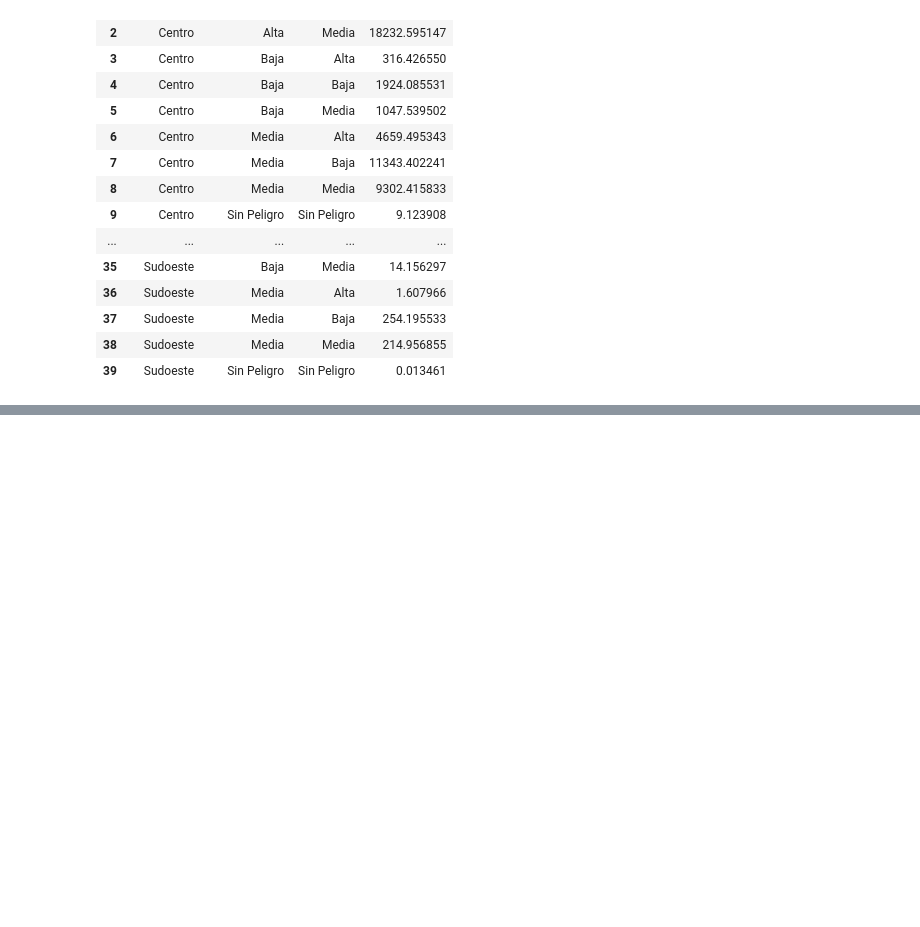
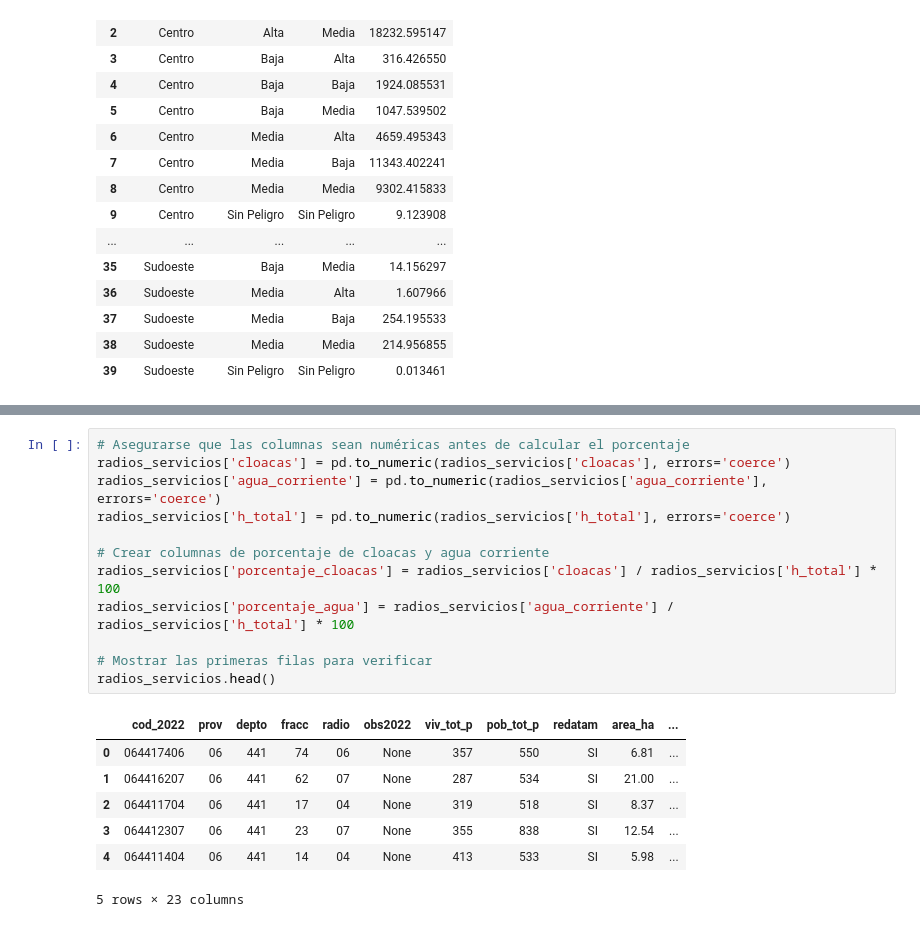
Before and after one commit to nlebovits/ciut-riesgo, a Jupyter notebook: notebooks/riesgo.ipynb, the cells around one changed output, grey strips where cells are left out. Drawn from its saved outputs; the diff is of its cells as text; blank space fills up the shorter version.

```diff
--- a/notebooks/riesgo.ipynb
+++ b/notebooks/riesgo.ipynb
@@ -894,0 +959,20 @@ tidy_sectores[["sector_nom", "vulnerabilidad", "peligro", "poblacion"]]
+# %%
+# Asegurarse que las columnas sean numéricas antes de calcular el porcentaje
+radios_servicios['cloacas'] = pd.to_numeric(radios_servicios['cloacas'], errors='coerce')
+radios_servicios['agua_corriente'] = pd.to_numeric(radios_servicios['agua_corriente'], errors='coerce')
+radios_servicios['h_total'] = pd.to_numeric(radios_servicios['h_total'], errors='coerce')
+
+# Crear columnas de porcentaje de cloacas y agua corriente
+radios_servicios['porcentaje_cloacas'] = radios_servicios['cloacas'] / radios_servicios['h_total'] * 100
+radios_servicios['porcentaje_agua'] = radios_servicios['agua_corriente'] / radios_servicios['h_total'] * 100
+
+# Mostrar las primeras filas para verificar
+radios_servicios.head()
+# %% [output]
+|  | cod_2022 | prov | depto | fracc | radio | obs2022 | viv_tot_p | pob_tot_p | redatam | area_ha | ... |
+| 0 | 064417406 | 06 | 441 | 74 | 06 | None | 357 | 550 | SI | 6.81 | ... |
+| 1 | 064416207 | 06 | 441 | 62 | 07 | None | 287 | 534 | SI | 21.00 | ... |
+| 2 | 064411704 | 06 | 441 | 17 | 04 | None | 319 | 518 | SI | 8.37 | ... |
+| 3 | 064412307 | 06 | 441 | 23 | 07 | None | 355 | 838 | SI | 12.54 | ... |
+| 4 | 064411404 | 06 | 441 | 14 | 04 | None | 413 | 533 | SI | 5.98 | ... |
+5 rows × 23 columns
```
Also changed, not shown: parts of 10 cells of this notebook, 2 other files.
